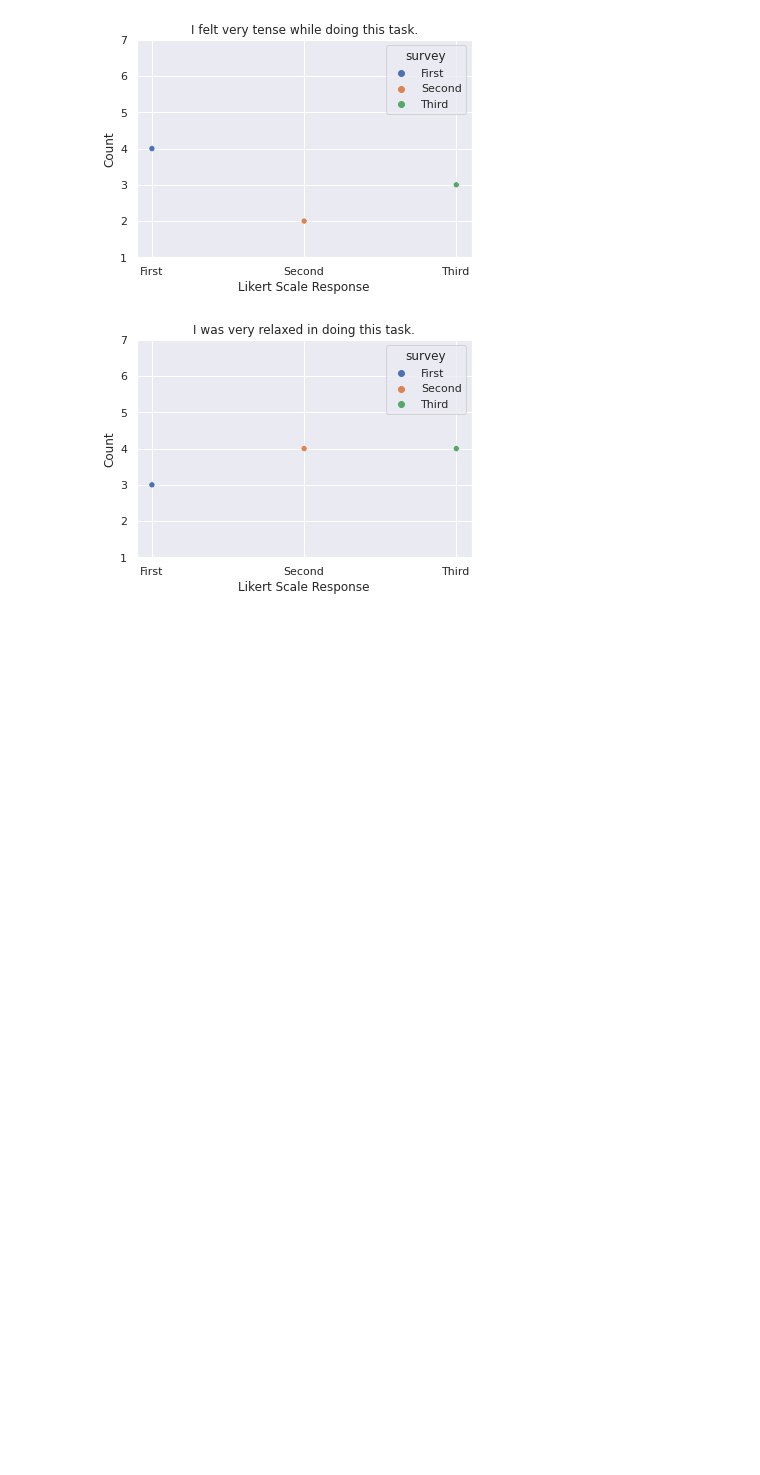
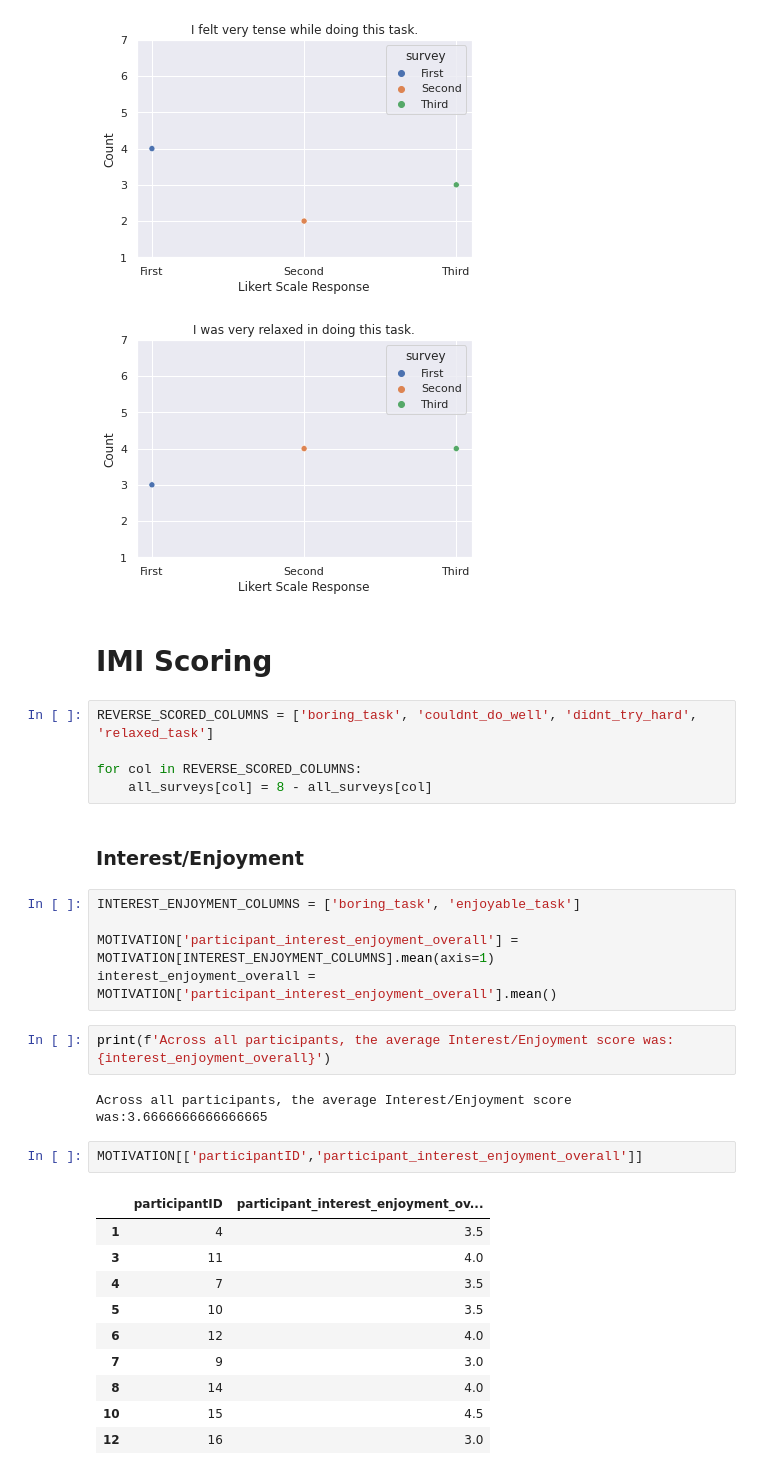
Before and after one commit to hermana/hci-experiment-analysis, a Jupyter notebook: no_guide_analysis.ipynb, the cells around one changed output. Cells and saved outputs as stored; diff of their text form; blank space fills up the shorter version.

```diff
--- a/no_guide_analysis.ipynb
+++ b/no_guide_analysis.ipynb
@@ -296,3 +300,34 @@ for likert_data in MOTIVATION_SHORT_LIKERT_COLUMNS:
 [figure]
 [figure]
 [figure]
+# %% [markdown]
+# IMI Scoring
+# %%
+REVERSE_SCORED_COLUMNS = ['boring_task', 'couldnt_do_well', 'didnt_try_hard', 'relaxed_task']
+
+for col in REVERSE_SCORED_COLUMNS:
+    all_surveys[col] = 8 - all_surveys[col]
+# %% [markdown]
+### Interest/Enjoyment
+# %%
+INTEREST_ENJOYMENT_COLUMNS = ['boring_task', 'enjoyable_task']
+
+MOTIVATION['participant_interest_enjoyment_overall'] = MOTIVATION[INTEREST_ENJOYMENT_COLUMNS].mean(axis=1)
+interest_enjoyment_overall = MOTIVATION['participant_interest_enjoyment_overall'].mean()
+# %%
+print(f'Across all participants, the average Interest/Enjoyment score was: {interest_enjoyment_overall}')
+# %% [output]
+Across all participants, the average Interest/Enjoyment score was:3.6666666666666665
+# %%
+MOTIVATION[['participantID','participant_interest_enjoyment_overall']]
+# %% [output]
+|  | participantID | participant_interest_enjoyment_ov... |
+| 1 | 4 | 3.5 |
+| 3 | 11 | 4.0 |
+| 4 | 7 | 3.5 |
+| 5 | 10 | 3.5 |
+| 6 | 12 | 4.0 |
+| 7 | 9 | 3.0 |
+| 8 | 14 | 4.0 |
+| 10 | 15 | 4.5 |
+| 12 | 16 | 3.0 |
```
Also changed, not shown: parts of 1 cell of this notebook, 9 other files.
